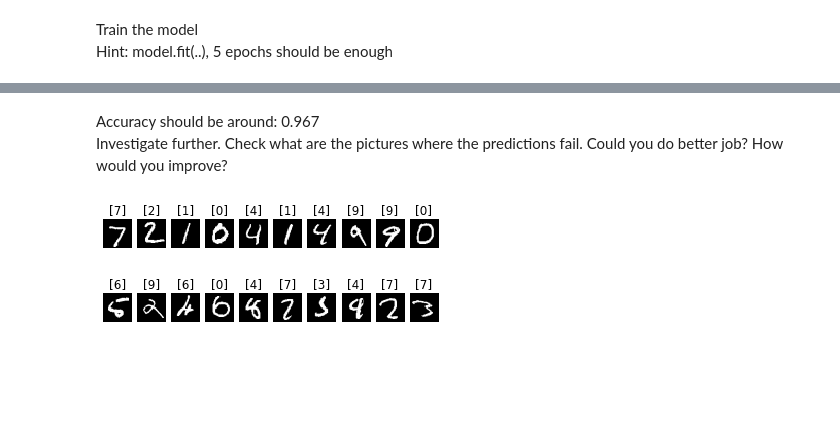
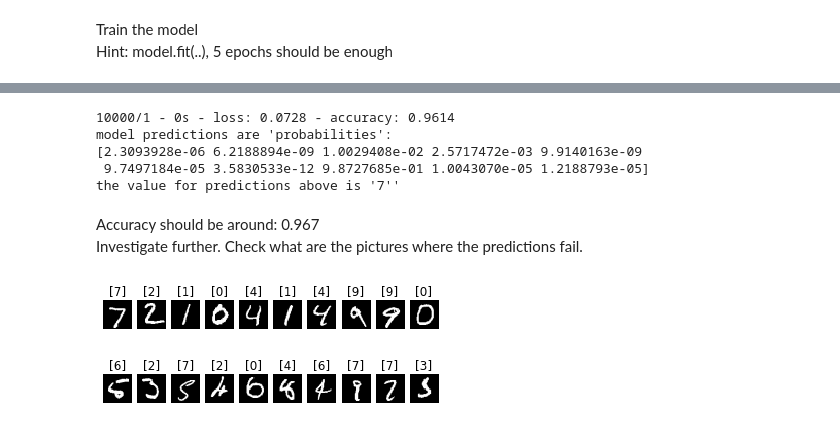
Before and after one commit to jarski/LetsMakeMLBoringAgain, a Jupyter notebook: notebooks/Make ML boring again.ipynb, the cells around one changed output, grey strips where cells are left out. Saved outputs shown, nothing was run; the diff lists cells and outputs as text; code cells hidden in the pictures; blank space fills up the shorter version.

```diff
--- a/notebooks/Make ML boring again.ipynb
+++ b/notebooks/Make ML boring again.ipynb
@@ -289,13 +285,26 @@ model.evaluate(x_test,  y_test, verbose=2);
+# %%
+model.evaluate(x_test,  y_test, verbose=2);
+predictions = model.predict(x_test)
+print(f"model predictions are 'probabilities':")
+print(f"{predictions[0]}")
+print(f"the value for predictions above is '{y_test[0]}''")
+# %% [output]
+10000/1 - 0s - loss: 0.0728 - accuracy: 0.9614
+model predictions are 'probabilities':
+[2.3093928e-06 6.2188894e-09 1.0029408e-02 2.5717472e-03 9.9140163e-09
+ 9.7497184e-05 3.5830533e-12 9.8727685e-01 1.0043070e-05 1.2188793e-05]
+the value for predictions above is '7''
 # %% [markdown]
 Accuracy should be around: 0.967 <br>
-Investigate further. Check what are the pictures where the predictions fail. Could you do better job? How would you improve?
+Investigate further. Check what are the pictures where the predictions fail.
+# %%
+predictions_test = np.argmax(predictions, axis=1) # contains predicted values
+correct_predictions = np.argwhere(predictions_test == y_test)
+drawNFirst(correct_predictions, 10)
+# %% [output]
+[figure, added]
 # %%
-correct_predictions = np.argwhere(predictions_test == y_test)
-drawNFirst(correct_predictions, 10)
+wrong_predictions = np.argwhere(predictions_test != y_test)
+drawNFirst(wrong_predictions, 10)
 # %% [output]
-[figure, old version]
+[figure, new version]
-# %%
-correct_predictions = np.argwhere(predictions_test != y_test)
-drawNFirst(correct_predictions, 10)
-# %% [output]
-[figure, removed]
```
Also changed, not shown: parts of 4 cells of this notebook, 2 other files.
